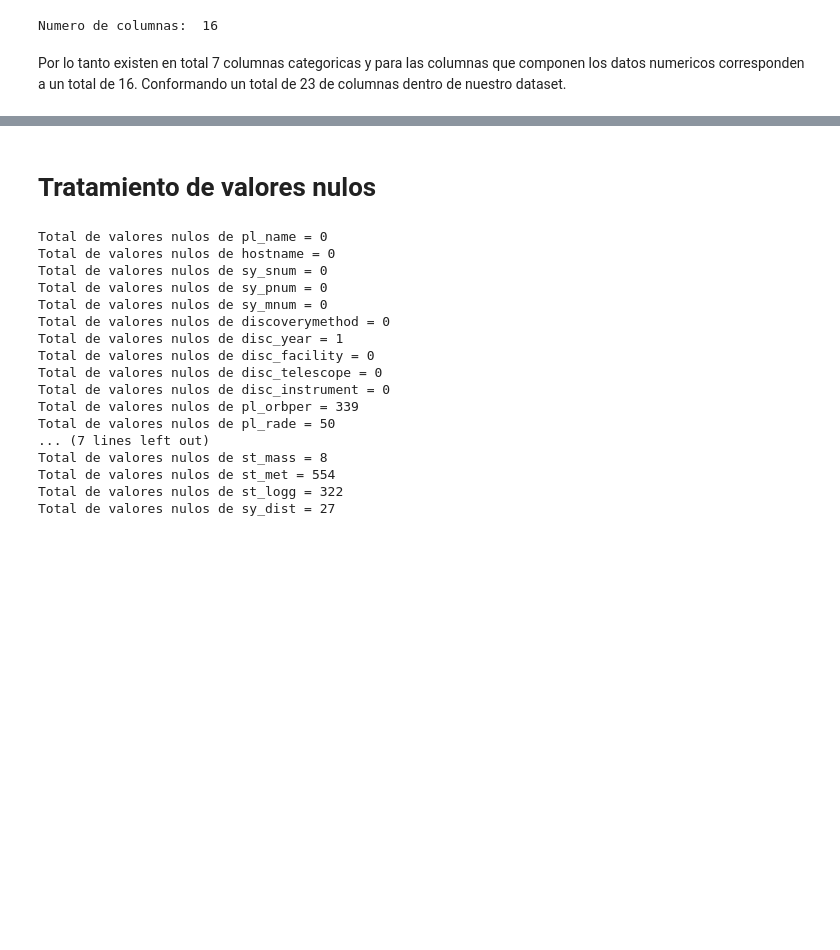
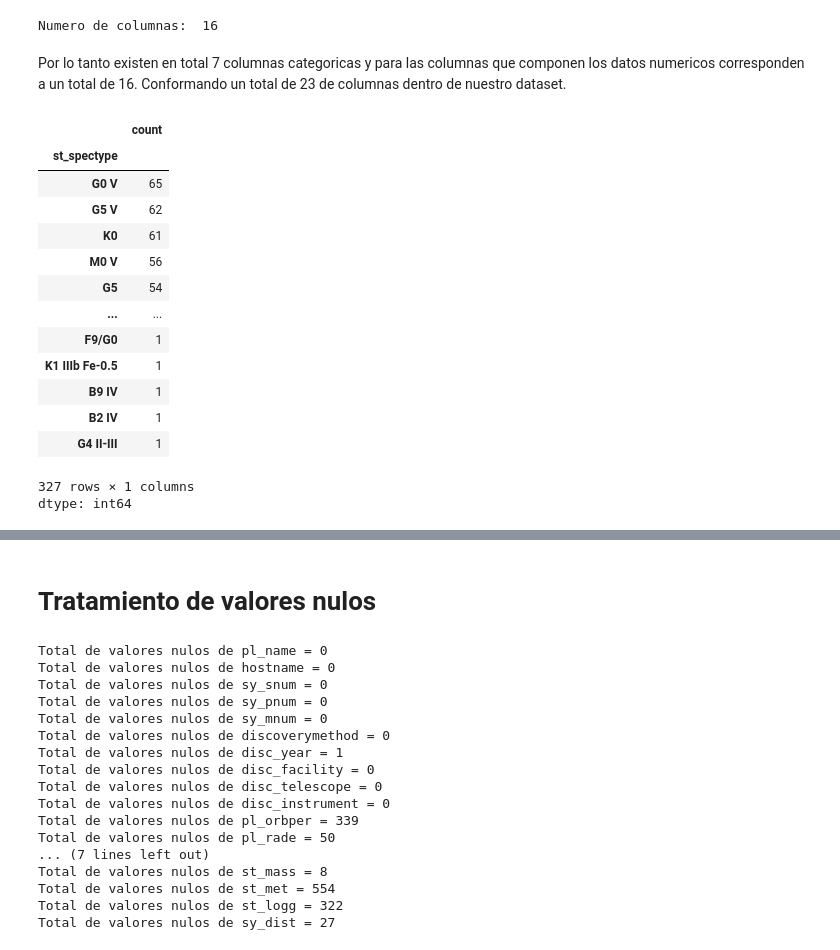
Before and after one commit to DAGP1145/Mineriadedatos, a Jupyter notebook: Mineria_De_Datos.ipynb, the cells around one changed output, grey strips where cells are left out. Saved outputs shown, nothing was run; the diff lists cells and outputs as text; code cells hidden in the pictures; blank space fills up the shorter version.

```diff
--- a/Mineria_De_Datos.ipynb
+++ b/Mineria_De_Datos.ipynb
@@ -132,3 +130,21 @@ Numero de columnas:  7
 Numero de columnas:  16
 # %% [markdown]
 Por lo tanto existen en total 7 columnas categoricas y para las columnas que componen los datos numericos corresponden a un total de 16. Conformando un total de 23 de columnas dentro de nuestro dataset.
+# %%
+systemplanets['st_spectype'].value_counts()
+# %% [output]
+|  | count |
+| st_spectype |  |
+| G0 V | 65 |
+| G5 V | 62 |
+| K0 | 61 |
+| M0 V | 56 |
+| G5 | 54 |
+| ... | ... |
+| F9/G0 | 1 |
+| K1 IIIb Fe-0.5 | 1 |
+| B9 IV | 1 |
+| B2 IV | 1 |
+| G4 II-III | 1 |
+327 rows × 1 columns
+dtype: int64
```
Also changed, not shown: parts of 8 cells of this notebook.
